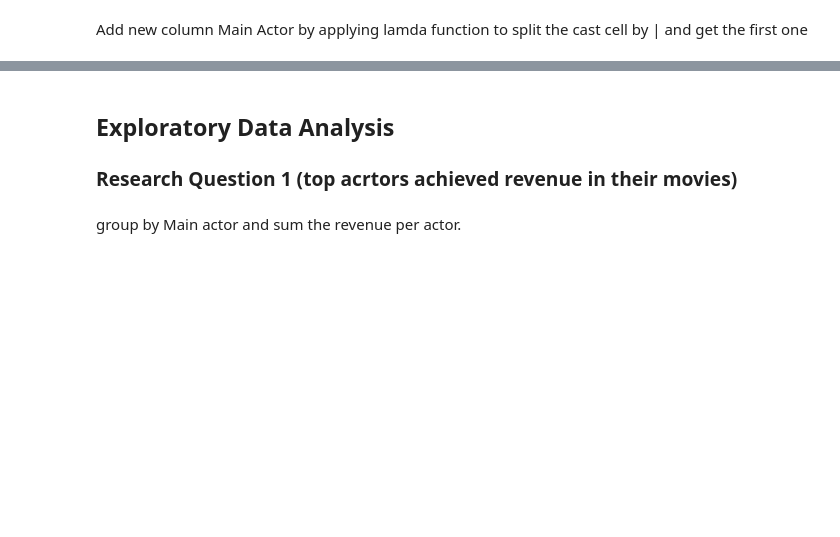
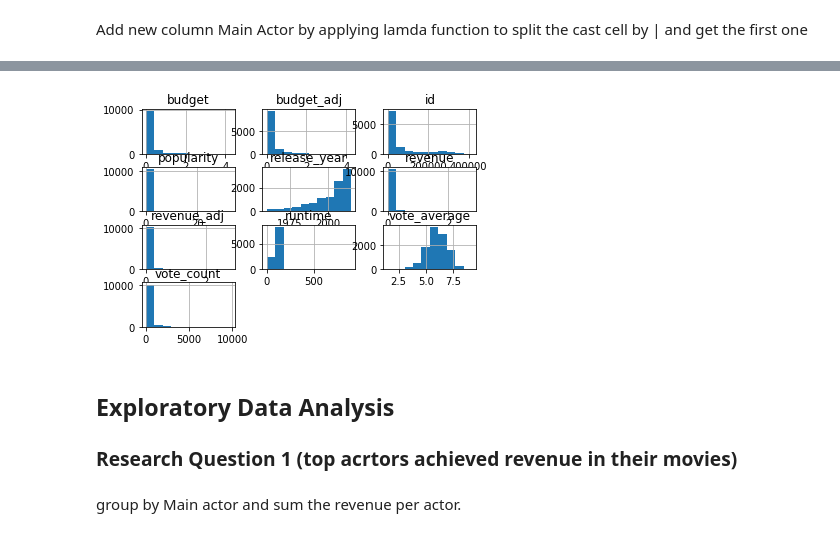
Before and after one commit to MRabi3/TPD_Movies, a Jupyter notebook: Investigate_a_Dataset.ipynb, the cells around one changed output, grey strips where cells are left out. Drawn from its saved outputs; the diff is of its cells as text; code cells hidden in the pictures; blank space fills up the shorter version.

```diff
--- a/Investigate_a_Dataset.ipynb
+++ b/Investigate_a_Dataset.ipynb
@@ -244,3 +250,7 @@ TypeError: __init__() got an unexpected keyword argument 'max_rows'
+# %%
+df.hist();
+# %% [output]
+[figure, added]
 # %% [markdown]
 <a id='eda'></a>
 ## Exploratory Data Analysis
```
Also changed, not shown: parts of 20 cells of this notebook, 18 other files.
